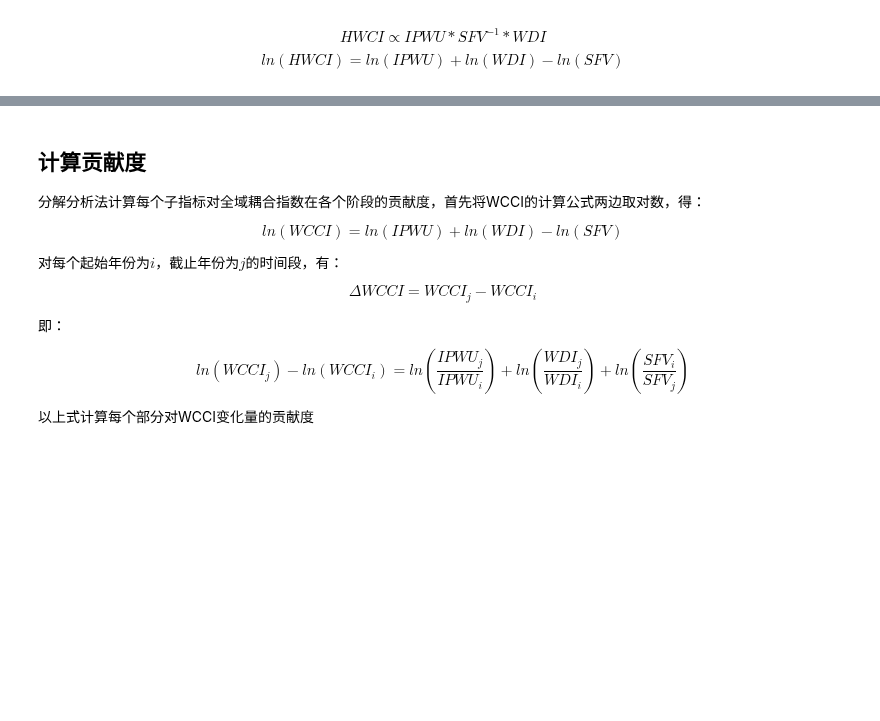
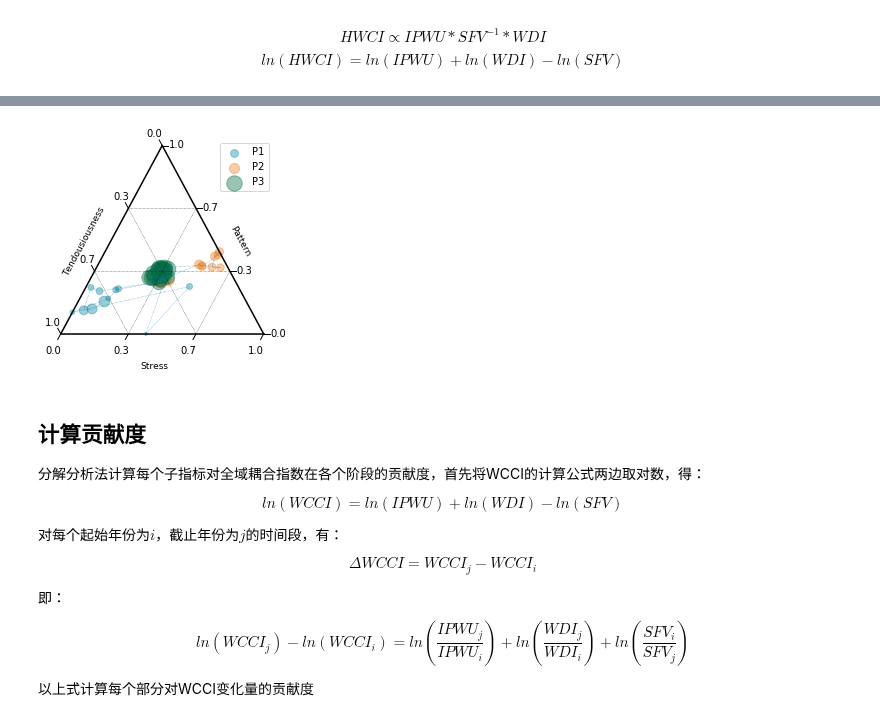
Before and after one commit to SongshGeo/Water-Governance-Regimes, a Jupyter notebook: notebooks/流域综合耦合指数终版.ipynb, the cells around one changed output, grey strips where cells are left out. Saved outputs shown, nothing was run; the diff lists cells and outputs as text; code cells hidden in the pictures; blank space fills up the shorter version.

```diff
--- a/notebooks/流域综合耦合指数终版.ipynb
+++ b/notebooks/流域综合耦合指数终版.ipynb
@@ -612,3 +565,71 @@ plot_pittitt_change_points(wcci_log)
+# %%
+# 计算全域耦合指数
+def zscore(x):
+    return (x-x.min())/(x.max()-x.min())
+
+wdi = index_result['index_ratio']
+
+z_ipwu, z_wdi, z_sfv = zscore(np.log(ipwu)), zscore(np.log(wdi)), zscore(np.log(sfv))
+
+# 计算WCCI指数
+wcci_log = z_ipwu + z_wdi - z_sfv
+wcci = ipwu * wdi / sfv
+
+# 制作三元图
+points = []
+points_1, points_2, points_3 = [], [], []
+size_1, size_2, size_3 = [], [], []
+scale = 100
+for yr in wdi.index:
+    sumed = z_ipwu[yr] + z_wdi[yr] + z_sfv[yr]
+    point = (z_ipwu[yr]/sumed, z_wdi[yr]/sumed, z_sfv[yr]/sumed)
+    points.append(point)
+    if yr < 1978:
+        points_1.append(point)
+        size_1.append(sumed * scale)
+    elif yr < 1993:
+        points_2.append(point)
+        size_2.append(sumed * scale)
+    else:
+        points_3.append(point)
+        size_3.append(sumed * scale)
+
+import ternary
+fig, ax = plt.subplots(figsize=(4, 4))
+figure, tax = ternary.figure(ax=ax, scale=1)
+tax.boundary()
+tax.gridlines(multiple=1./3, color="black")
+# Plot a few different styles with a legend
+tax.scatter(points_1, marker='o', color=period_colors[0], label="P1", s=size_1, alpha=.4)
+tax.scatter(points_2, marker='o', color=period_colors[1], label="P2", s=size_2, alpha=.4)
+tax.scatter(points_3, marker='o', color=period_colors[2], label="P3", s=size_3, alpha=.4)
+tax.plot(points, ls=':', lw='0.5')
+fontsize = 9
+offset = 0.14
+# tax.set_title("Various Lines\n", fontsize=fontsize)
+# tax.right_corner_label("X", fontsize=fontsize)
+# tax.top_corner_label("Y", fontsize=fontsize)
+# tax.left_corner_label("Z", fontsize=fontsize)
+tax.left_axis_label("Tendousiousness", fontsize=fontsize, offset=offset)
+tax.right_axis_label("Pattern", fontsize=fontsize, offset=offset)
+tax.bottom_axis_label("Stress", fontsize=fontsize, offset=offset)
+
+tax.ticks(axis='lbr', multiple=1./3, linewidth=1, tick_formats="%.1f", offset=0.03)
+tax.get_axes().axis('off')
+tax.clear_matplotlib_ticks()
+
+
+def get_point(yr):
+    return (z_ipwu[yr], z_wdi[yr], z_sfv[yr])
+
+tax.set_axis_limits((0,1))
+
+tax.legend()
+tax.show()
+tax.savefig("../figures/main_text/phases.jpg", dpi=300)
+tax.savefig("../figures/main_text/phases.pdf", dpi=300);
+# %% [output]
+[figure, added]
 # %% [markdown]
 ## 计算贡献度
 
```
Also changed, not shown: parts of 17 cells of this notebook, 20 other files.
